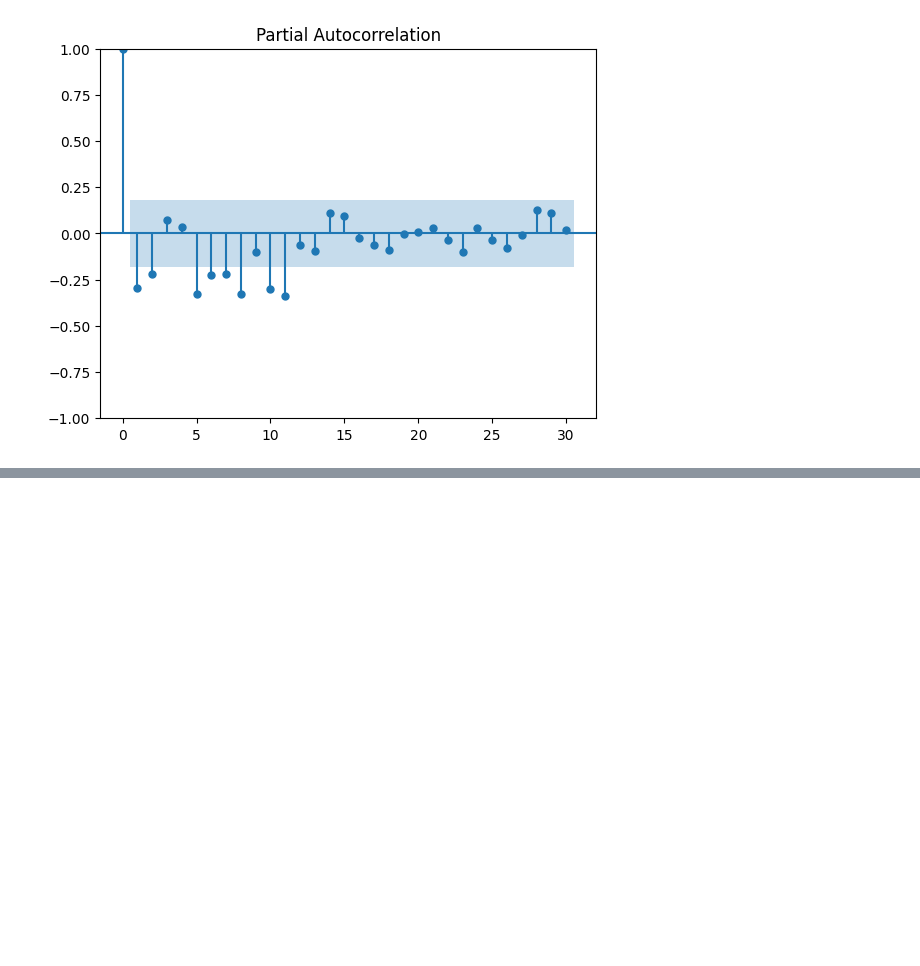
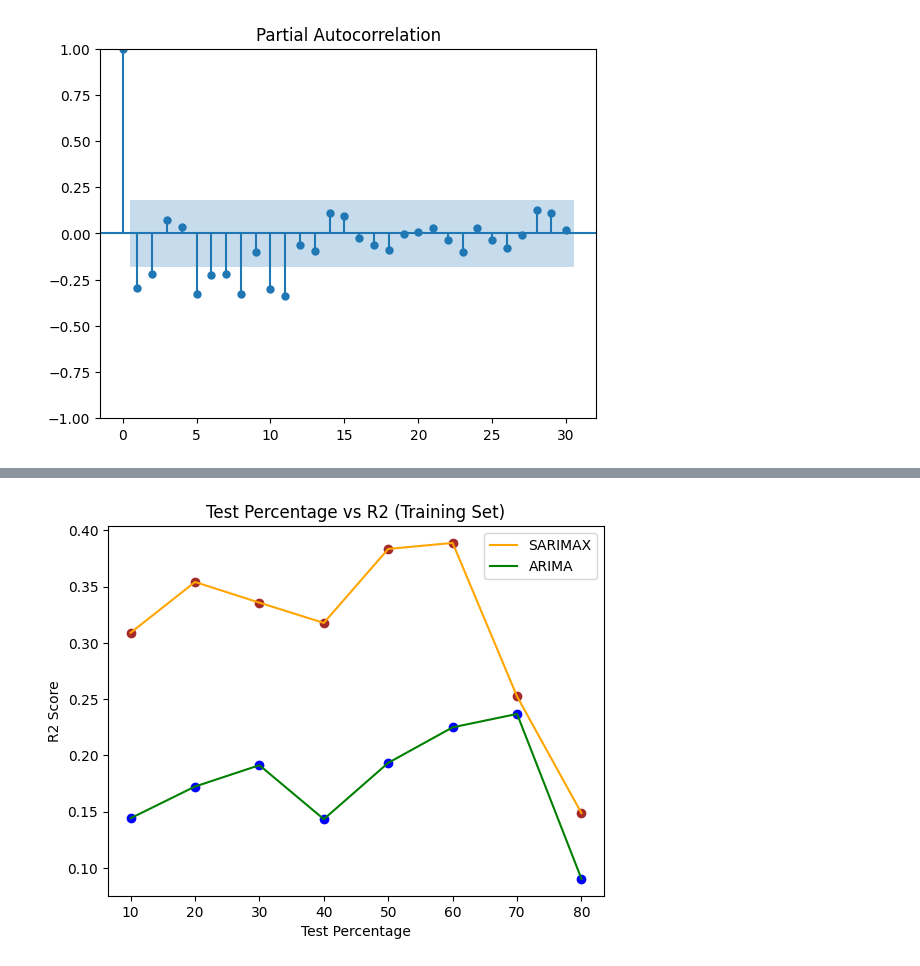
Before and after one commit to pranavkoka/Melting-Glaciers-Capstone, a Jupyter notebook: SARIMAX.ipynb, the cells around one changed output, grey strips where cells are left out. Drawn from its saved outputs; the diff is of its cells as text; code cells hidden in the pictures; blank space fills up the shorter version.

```diff
--- a/SARIMAX.ipynb
+++ b/SARIMAX.ipynb
@@ -296,0 +330,12 @@ plt.show()
+# %%
+plt.plot(test_split[0:8],error2[0:8], c='orange')
+plt.plot(test_split[0:8],error2_arima, c='green')
+plt.scatter(test_split[0:8],error2[0:8], c='brown')
+plt.scatter(test_split[0:8],error2_arima, c='blue')
+plt.legend(["SARIMAX", "ARIMA"])
+plt.xlabel("Test Percentage")
+plt.ylabel("R2 Score")
+plt.title("Test Percentage vs R2 (Training Set)")
+plt.show()
+# %% [output]
+[figure, added]
```
Also changed, not shown: parts of 10 cells of this notebook, 1 other file.
